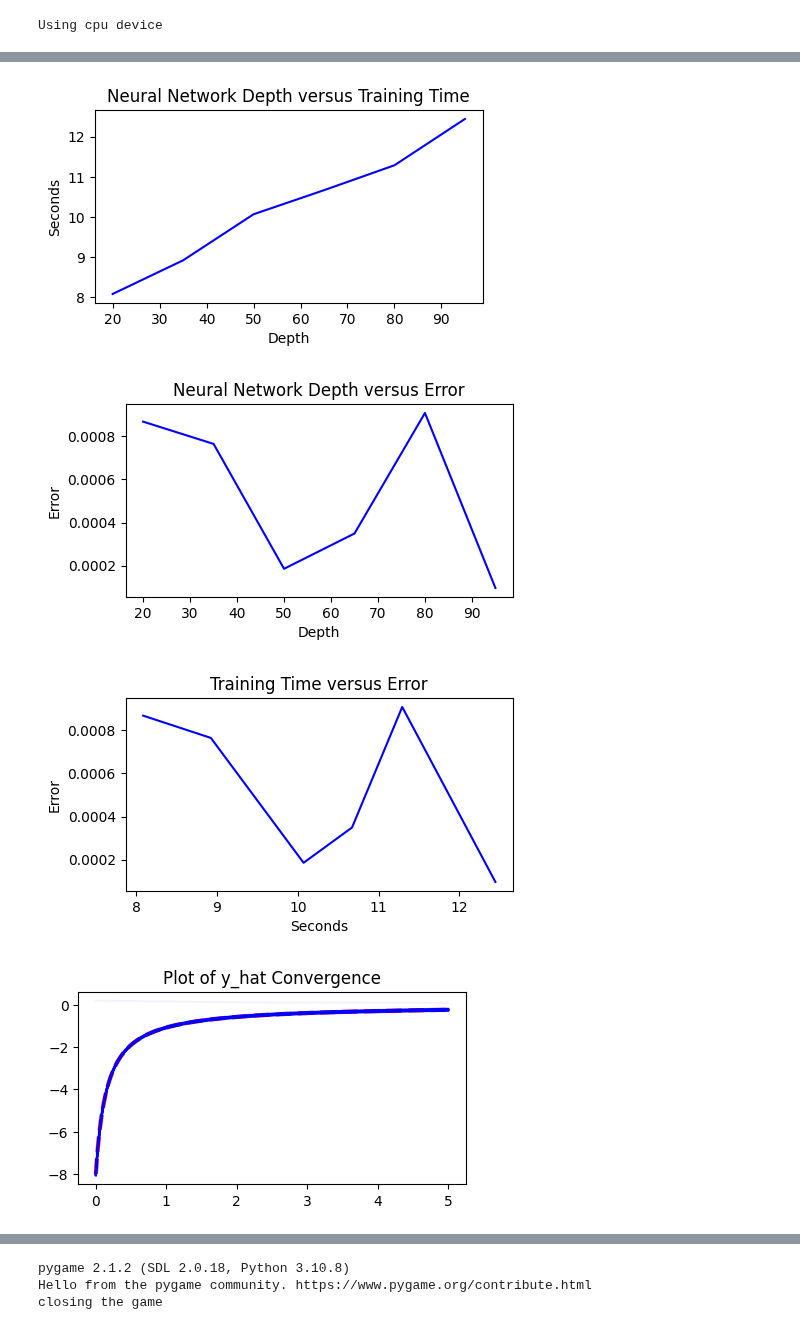
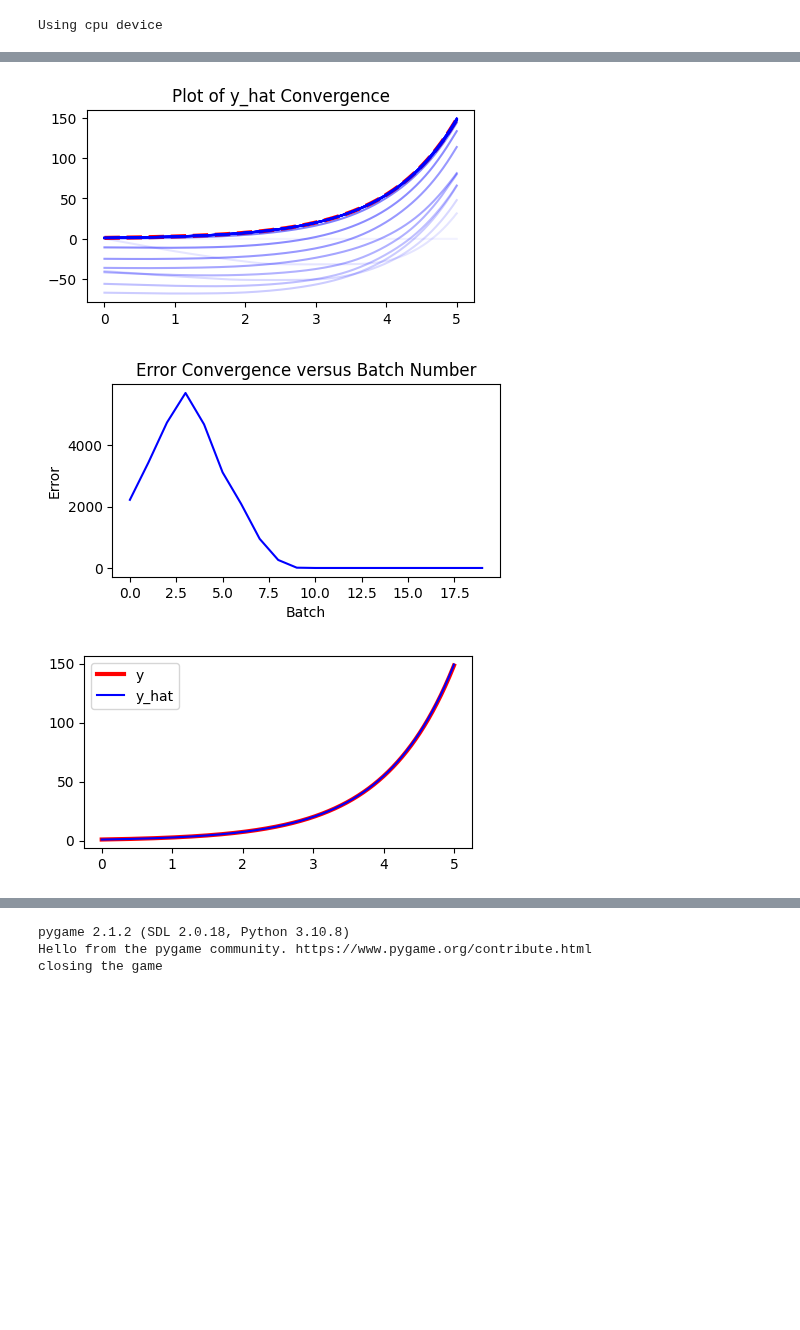
Before and after one commit to siddha20/CSCI4962, a Jupyter notebook: Project/project.ipynb, the cells around one changed output, grey strips where cells are left out. Saved outputs shown, nothing was run; the diff lists cells and outputs as text; code cells hidden in the pictures; blank space fills up the shorter version.

```diff
--- a/Project/project.ipynb
+++ b/Project/project.ipynb
@@ -126,10 +129,11 @@ plt.show()
 # %%
 # Finding optimal depth value for first order ODEs
+
 
 a = 0
 b = 5
 N = 50
-epochs = 15000
+epochs = 10000
 
 
 depths = np.arange(20, 100, 15)
@@ -145,10 +149,30 @@ for depth in depths:
     train_time = time.time() - start_time
 
     # Calculate the stats
-    y = fn_c(x.reshape(1000, 1))
+    y = fn_a(x.reshape(1000, 1))
     y_hat = model(x.reshape(1000, 1)).detach()
     error = float(torch.mean((y - y_hat)**2))
     stats.append([error, train_time, depth])
 
 stats = np.asarray(stats)
+
+plt.figure(1)
+plt.plot(stats[:, 2], stats[:, 1], color='b')
+plt.title("Neural Network Depth versus Training Time")
+plt.ylabel("Seconds")
+plt.xlabel("Depth")
+
+plt.figure(2)
+plt.plot(stats[:, 2], stats[:, 0], color='b')
+plt.title("Neural Network Depth versus Error")
+plt.ylabel("Error")
+plt.xlabel("Depth")
+
+plt.figure(3)
+plt.plot(stats[:, 1], stats[:, 0], color='b')
+plt.title("Training Time versus Error")
+plt.ylabel("Error")
+plt.xlabel("Seconds")
+
+plt.show()
 # %% [output]
@@ -156,52 +182,44 @@ stats = np.asarray(stats)
-# %%
-plt.figure(1)
-plt.plot(stats[:, 2], stats[:, 1], color='b')
-plt.title("Neural Network Depth versus Training Time")
-plt.ylabel("Seconds")
-plt.xlabel("Depth")
-
-
-plt.figure(2)
-plt.plot(stats[:, 2], stats[:, 0], color='b')
-plt.title("Neural Network Depth versus Error")
-plt.ylabel("Error")
-plt.xlabel("Depth")
-
-
-plt.figure(3)
-plt.plot(stats[:, 1], stats[:, 0], color='b')
-plt.title("Training Time versus Error")
-plt.ylabel("Error")
-plt.xlabel("Seconds")
-
-plt.show()
-# %% [output]
-[figure, removed]
-[figure, removed]
-[figure, removed]
 # %%
-model = NN(50)
+model = NN(35)
 optimizer = torch.optim.Adam(model.parameters(), lr=.001)
 
 batch_count = 20
 
-y = fn_c(x)
+y = fn_a(x)
+plt.figure(1)
 plt.plot(x, y, color='r', linestyle="dashed", linewidth=3)
 error = []
 
 # Train in batches
 for batch in range(batch_count):
 
     # Calculate Error
     y_hat = model(x).detach()
     plt.plot(x, y_hat, color='b', alpha=(batch + 1)/batch_count)
     error.append(float(torch.mean((y - y_hat)**2)))
 
 
     # Train the model
     train(model, 200, 0, 5, 750, loss, optimizer, show_stats=False)
 
 plt.title("Plot of y_hat Convergence")
 plt.show()
+
+
+plt.figure(2)
+plt.plot(error, color='b')
+plt.title("Error Convergence versus Batch Number")
+plt.xlabel("Batch")
+plt.ylabel("Error")
+
+plt.figure(3)
+y = fn_a(x)
+y_hat = model(x).detach()
+plt.plot(x, y, color='r', lw=3, label="y")
+plt.plot(x, y_hat, color='b', label="y_hat")
+plt.legend()
+plt.show()
 # %% [output]
-[figure, old version]
+[figure, new version]
+[figure, added]
+[figure, added]
```
Also changed, not shown: parts of 3 cells of this notebook.
